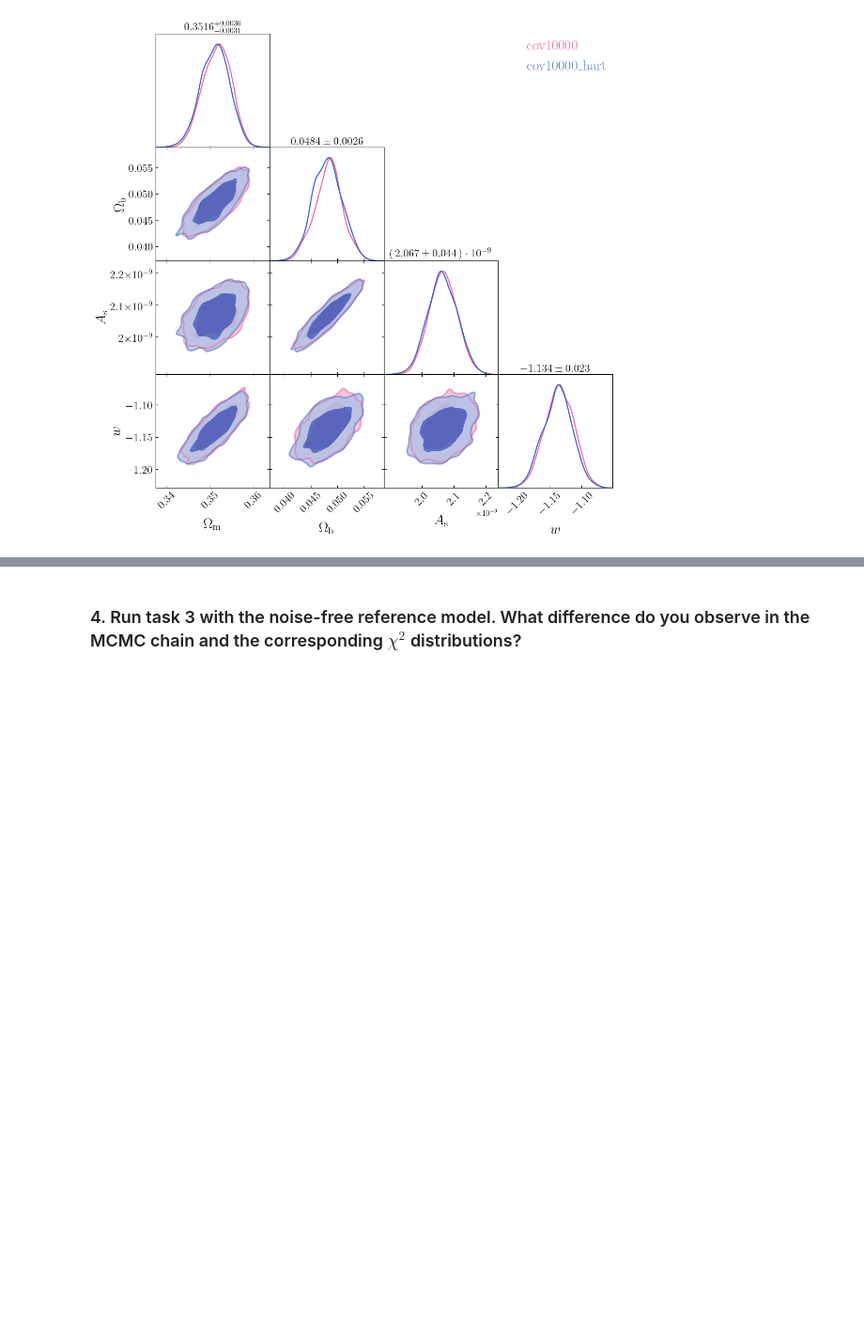
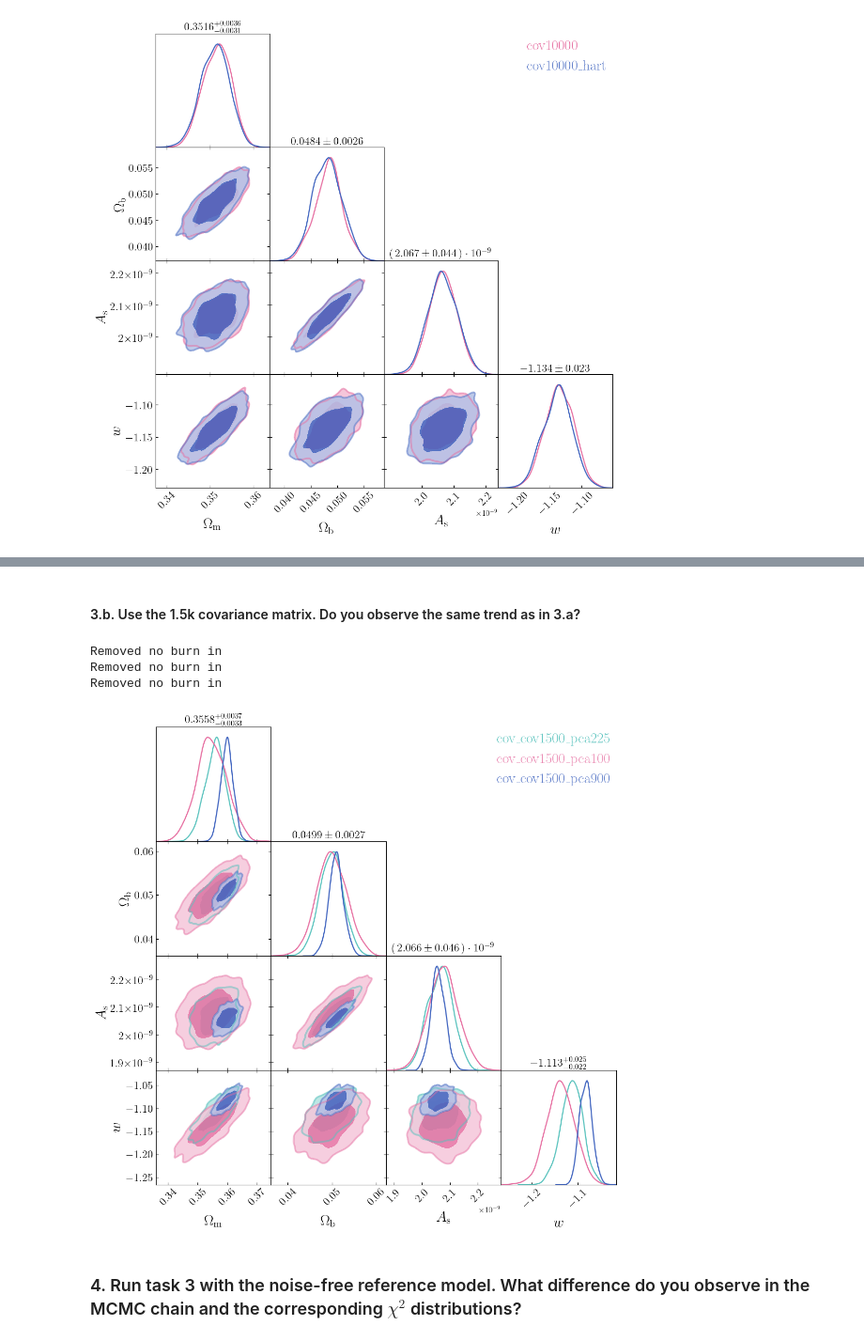
Before and after one commit to Rashaad-Reid/UWAstroStats, a Jupyter notebook: projects/2ptstat-analysis/assignments/assignment3.ipynb, the cells around one changed output, grey strips where cells are left out. Shown at 94% size. Drawn from its saved outputs; the diff is of its cells as text; code cells hidden in the pictures; blank space fills up the shorter version.

```diff
--- a/projects/2ptstat-analysis/assignments/assignment3.ipynb
+++ b/projects/2ptstat-analysis/assignments/assignment3.ipynb
@@ -365,0 +458,2 @@ Removed no burn in
+# %% [markdown]
+####    3.b. Use the 1.5k covariance matrix. Do you observe the same trend as in 3.a?
@@ -366,2 +496,18 @@ Removed no burn in
+# %%
+samples_cov1500_pca225 = np.load('data_4_assignment3/outputs_MCMC/MCMC_cov1500_pca225.npy')
+samples_cov1500_pca100 = np.load('data_4_assignment3/outputs_MCMC/MCMC_cov1500_pca100.npy')
+samples_cov1500_pca900 = np.load('data_4_assignment3/outputs_MCMC/MCMC_cov1500_pca900.npy')
+# %%
+plot_posteriors([samples_cov1500_pca225,samples_cov1500_pca100,samples_cov1500_pca900],
+                labels=['cov_cov1500_pca225','cov_cov1500_pca100','cov_cov1500_pca900'])
+plt.show()
+
+#plot_chi2(log_prob_samples_cov1500_pca225)
+#plt.show()
+# %% [output]
+Removed no burn in
+Removed no burn in
+Removed no burn in
+[figure, added]
 # %% [markdown]
 ### 4. Run task 3 with the noise-free reference model. What difference do you observe in the MCMC chain and the corresponding $\chi^2$ distributions?
```
Also changed, not shown: parts of 38 cells of this notebook, 27 other files.
